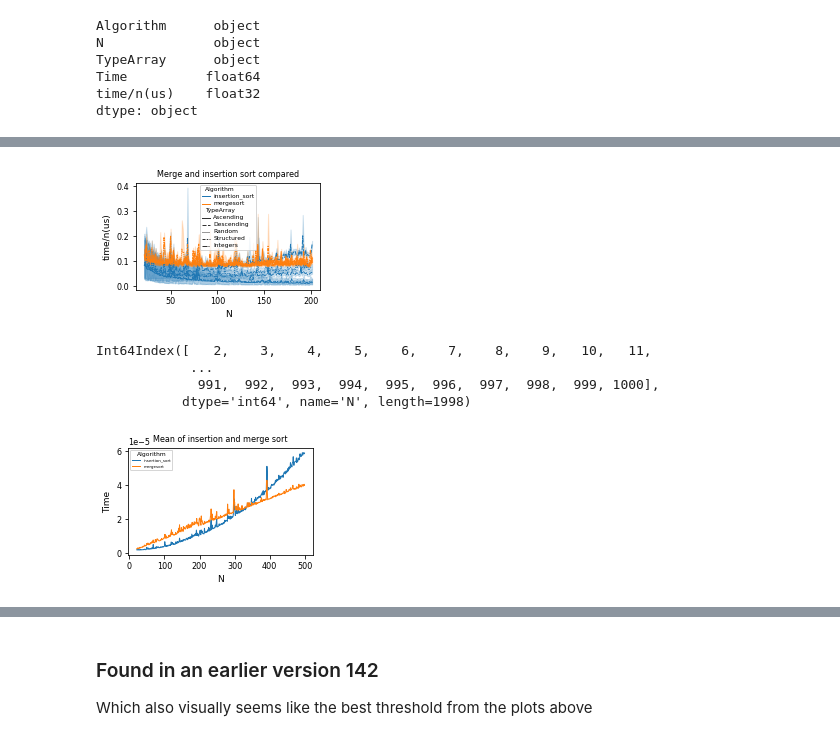
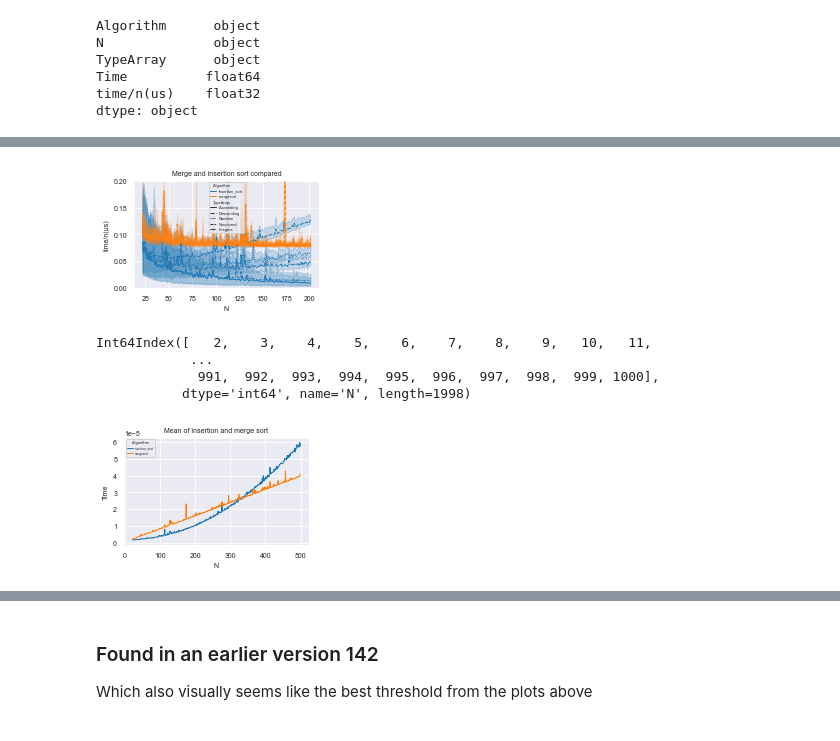
Before and after one commit to jkorsvik/SortingAlgorithms, a Jupyter notebook: notebooks/opt_thresh_combined.ipynb, the cells around one changed output, grey strips where cells are left out. Cells and saved outputs as stored; diff of their text form; code cells hidden in the pictures.

```diff
--- a/notebooks/opt_thresh_combined.ipynb
+++ b/notebooks/opt_thresh_combined.ipynb
@@ -119,24 +119,26 @@ height=50
 width=84
 IMAGE_SIZE = (width/25.4, height/25.4)
 
-plt.rcParams['axes.titlesize'] = 8
-plt.rcParams['axes.labelsize'] = 9
-plt.rcParams['xtick.labelsize'] = 8
-plt.rcParams['ytick.labelsize'] = 8
-plt.rcParams['legend.fontsize'] = 4
+plt.rcParams['axes.titlesize'] = 7
+plt.rcParams['axes.labelsize'] = 7
+plt.rcParams['xtick.labelsize'] = 7
+plt.rcParams['ytick.labelsize'] = 7
+plt.rcParams['legend.fontsize'] = 3
 plt.rcParams["legend.markerscale"] = 0.6
-plt.rcParams['legend.title_fontsize'] = 6
+plt.rcParams['legend.title_fontsize'] = 4
 plt.rcParams['lines.linewidth'] = 1
-plt.rcParams['lines.markersize'] = 4
+plt.rcParams['lines.markersize'] = 3
+sns.set_style("darkgrid")
 # %%
 plt.figure(figsize=IMAGE_SIZE)
 sns.lineplot(
     data=df_results.iloc[1000:10000],
     x="N", y="time/n(us)", hue="Algorithm", style="TypeArray")
 plt.title("Merge and insertion sort compared")
-plt.savefig("optimizing.pdf", bbox_inches='tight', transparent=True)
+plt.ylim(0, 0.2)
+plt.savefig(f"{viz_directory}/optimizing.pdf", bbox_inches='tight', transparent=True)
 # %% [output]
-[figure, old version]
+[figure, new version]
 # %%
 mean_df = df_results.groupby(['Algorithm','N']).mean()
 mean_df.index.get_level_values('N')
@@ -153,10 +155,10 @@ sns.lineplot(
     data=mean_df,
     x="N", y="Time", hue="Algorithm")
 plt.title("Mean of insertion and merge sort")
-plt.savefig(f"optimizing_combined_threshold.pdf", bbox_inches='tight', transparent=True)
+plt.savefig(f"{viz_directory}/optimizing_combined_threshold.pdf", bbox_inches='tight', transparent=True)
 plt.show()
 # %% [output]
-[figure, old version]
+[figure, new version]
 # %%
 delta_series = (mean_df.loc['mergesort', '3':].Time - mean_df.loc['insertion_sort', '3':].Time)
 delta_series
```
Also changed, not shown: parts of 6 cells of this notebook, 23 other files.
